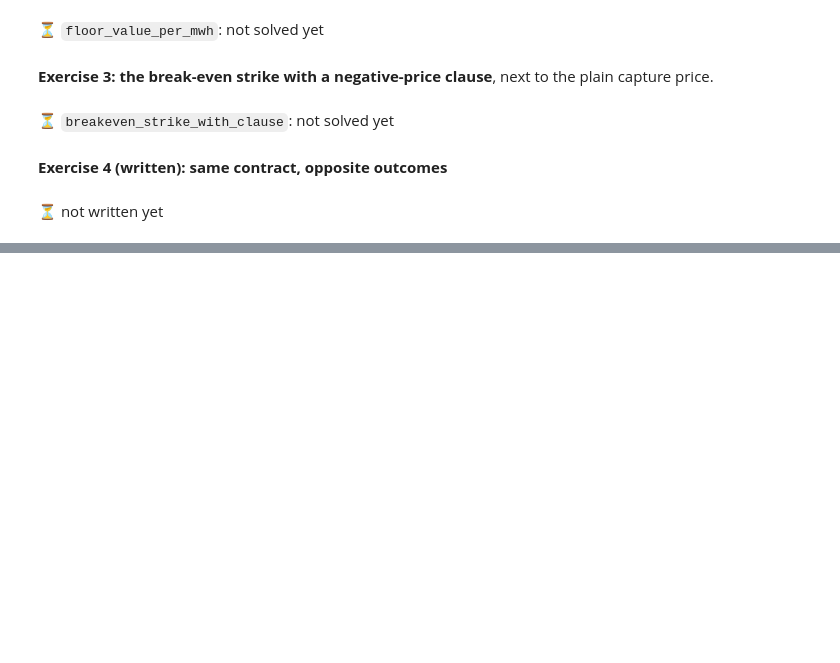
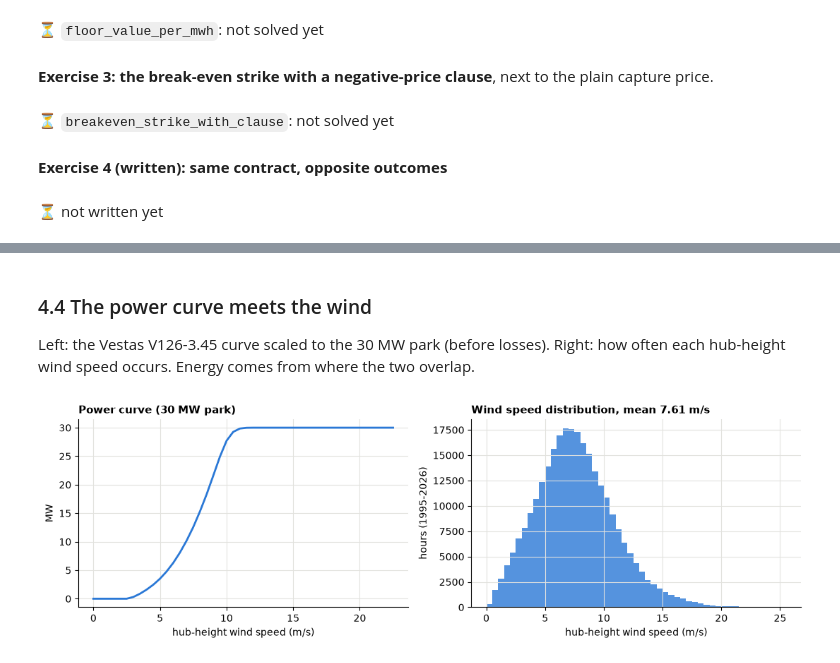
Before and after one commit to ankitpatel1661/ppa-lab, a Jupyter notebook: notebooks/ppa_lab_playground.ipynb, the cells around one changed output, grey strips where cells are left out. Cells and saved outputs as stored; diff of their text form; code cells hidden in the pictures; blank space fills up the shorter version.

```diff
--- a/notebooks/ppa_lab_playground.ipynb
+++ b/notebooks/ppa_lab_playground.ipynb
@@ -1022,0 +1091,22 @@ show_written_answer("day03_ppa.py", "# Your answer:")
+# %% [markdown]
+### 4.4 The power curve meets the wind
+Left: the Vestas V126-3.45 curve scaled to the 30 MW park (before losses). Right: how often each
+hub-height wind speed occurs. Energy comes from where the two overlap.
+# %%
+from windpowerlib import WindTurbine
+from ppa_lab.weather.wind import hub_height_speed
+
+park = PARKS["wind_park"]
+turbine = WindTurbine(turbine_type=park.model["turbine_type"], hub_height=park.model["hub_height_m"])
+curve = turbine.power_curve
+w = weather["wind_park"]
+v_hub = hub_height_speed(w["wind_speed_10m_ms"].to_numpy(), w["wind_speed_100m_ms"].to_numpy(),
+                         park.model["hub_height_m"])
+fig, (left, right) = plt.subplots(1, 2, figsize=(11, 3.6))
+left.plot(curve["wind_speed"], curve["value"] / turbine.nominal_power * park.capacity_mw, color=COLOURS["wind_onshore"], linewidth=2)
+left.set_xlabel("hub-height wind speed (m/s)"); left.set_ylabel("MW"); left.set_title("Power curve (30 MW park)")
+right.hist(v_hub, bins=np.arange(0, 26, 0.5), color=COLOURS["wind_onshore"], alpha=0.8)
+right.set_xlabel("hub-height wind speed (m/s)"); right.set_ylabel("hours (1995-2026)"); right.set_title(f"Wind speed distribution, mean {v_hub.mean():.2f} m/s")
+fig.tight_layout();
+# %% [output]
+[figure, added]
```
Also changed, not shown: parts of 26 cells of this notebook, 40 other files.
